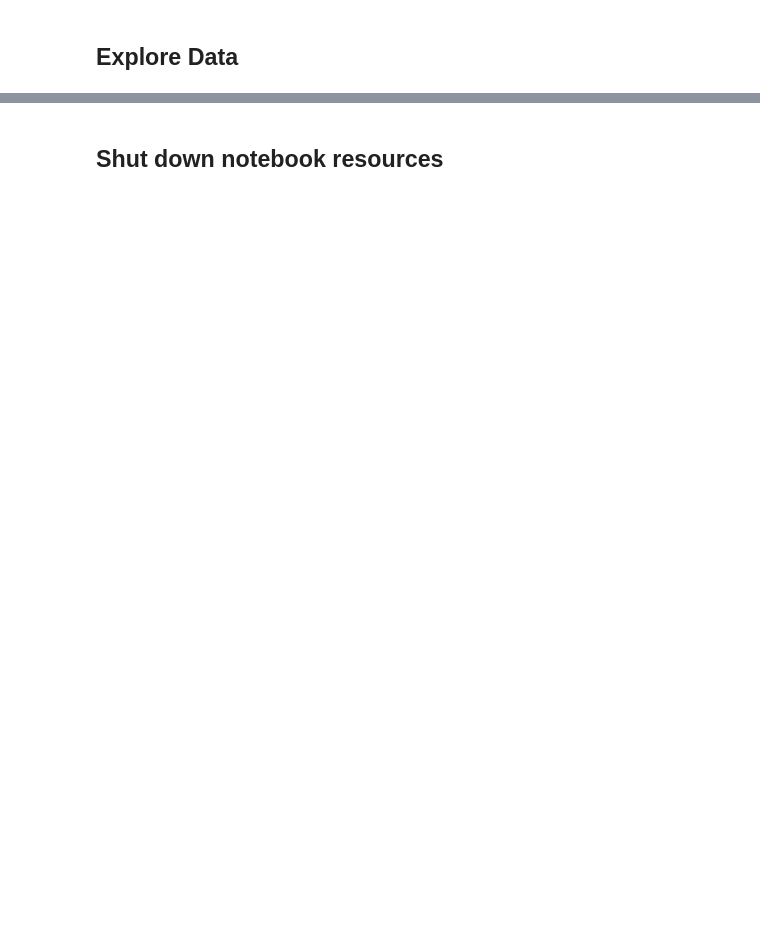
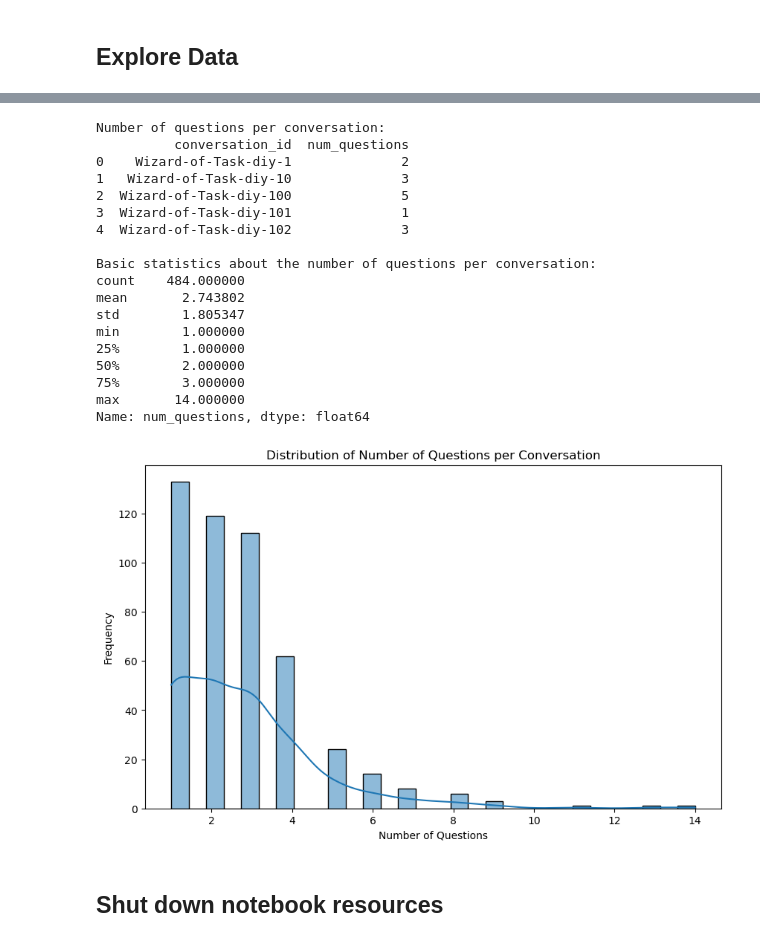
Before and after one commit to ithllc/AAI_540_SU_04, a Jupyter notebook: code/05_Explore_Data.ipynb, the cells around one changed output, grey strips where cells are left out. Drawn from its saved outputs; the diff is of its cells as text; code cells hidden in the pictures; blank space fills up the shorter version.

```diff
--- a/code/05_Explore_Data.ipynb
+++ b/code/05_Explore_Data.ipynb
@@ -74,3 +201,42 @@ df.head(5)
+# %%
+# Group by 'conversation_id' and count the number of questions per conversation
+questions_per_conversation = df.groupby('conversation_id').size().reset_index(name='num_questions')
+
+# Display the first few rows of the result
+print("Number of questions per conversation:")
+print(questions_per_conversation.head())
+
+# Basic statistics about the number of questions per conversation
+print("\nBasic statistics about the number of questions per conversation:")
+print(questions_per_conversation['num_questions'].describe())
+
+# Visualize the distribution of the number of questions per conversation
+plt.figure(figsize=(10, 6))
+sns.histplot(questions_per_conversation['num_questions'], bins=30, kde=True)
+plt.title('Distribution of Number of Questions per Conversation')
+plt.xlabel('Number of Questions')
+plt.ylabel('Frequency')
+plt.show()
+# %% [output]
+Number of questions per conversation:
+          conversation_id  num_questions
+0    Wizard-of-Task-diy-1              2
+1   Wizard-of-Task-diy-10              3
+2  Wizard-of-Task-diy-100              5
+3  Wizard-of-Task-diy-101              1
+4  Wizard-of-Task-diy-102              3
+
+Basic statistics about the number of questions per conversation:
+count    484.000000
+mean       2.743802
+std        1.805347
+min        1.000000
+25%        1.000000
+50%        2.000000
+75%        3.000000
+max       14.000000
+Name: num_questions, dtype: float64
+[figure, added]
 # %% [markdown]
 ## Shut down notebook resources
 # %%
```
Also changed, not shown: parts of 9 cells of this notebook, 4 other files.
